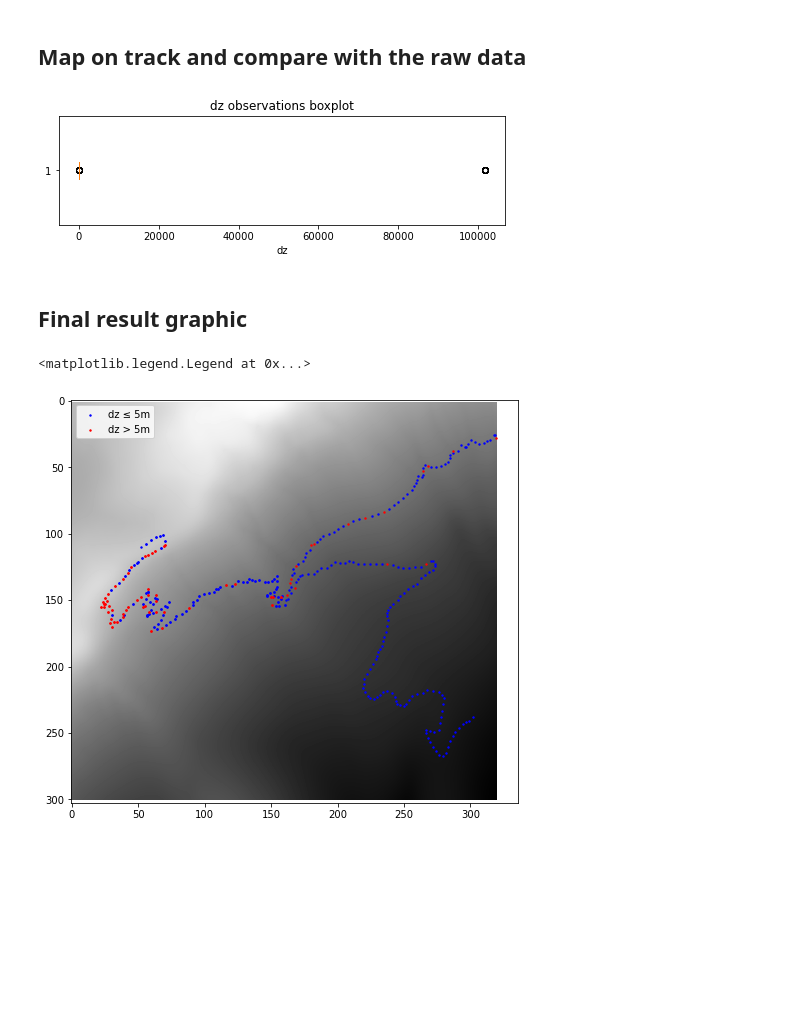
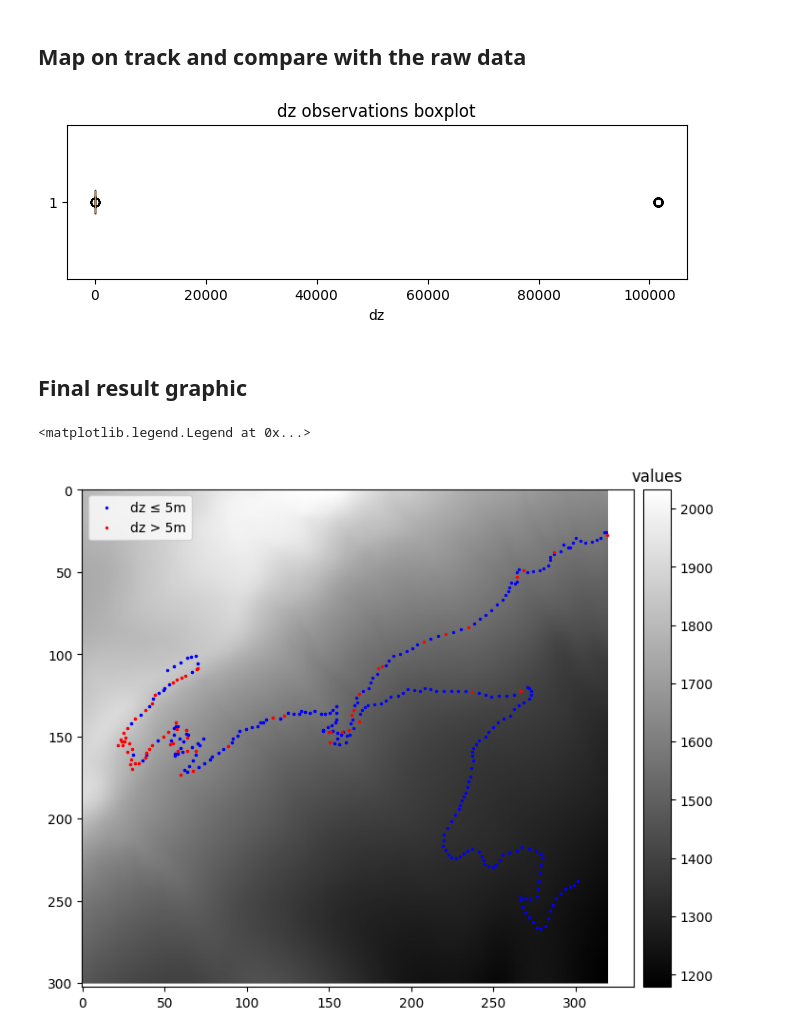
Before and after one commit to umrlastig/tracklib, a Jupyter notebook: doc/source/howto/MAP_MapOnRaster.ipynb, the cells around one changed output. Drawn from its saved outputs; the diff is of its cells as text; code cells hidden in the pictures; blank space fills up the shorter version.

```diff
--- a/doc/source/howto/MAP_MapOnRaster.ipynb
+++ b/doc/source/howto/MAP_MapOnRaster.ipynb
@@ -50,12 +46,13 @@ Text(901895.5667177888, 6435537.8661504565, 'E')
 # %%
 ascfilepath = os.path.join(resource_path, '../../../data/asc/mnt_XYZBRAVOSANSFIDOUTEST_2.asc')
+raster = tkl.RasterReader.readFromAscFile(ascfilepath, af_name='MNT', separator=" ")
 
-raster = tkl.RasterReader.readFromAscFile(ascfilepath, 'MNT')
 print (raster)
-#raster.setNoDataValue(np.nan)
-grid = raster.getAFMap(0)
-print (grid)
-grid.plotAsImage()
+
+mnt = raster.getAFMap('MNT')
+
+mnt.histogram('values')
+mnt.plot(cmap='jet')
 # %% [output]
 -------------------------------------
 Raster:
@@ -82,36 +82,33 @@ track.operate(tkl.Operator.RECTIFIER, "diff", "dz")
 
 track.plotAnalyticalFeature('dz', 'BOXPLOT')
 # %% [output]
-[figure, old version]
+[figure, new version]
 # %% [markdown]
 ## Final result graphic
 # %%
-fig = plt.figure(figsize=(8, 8))
+fig, ax1 = plt.subplots(figsize=(8, 8))
 
 # Draw raster
-tab = np.array(grid.grid, dtype=np.float32)
-if raster.getNoDataValue() != None:
-    tab[tab == raster.getNoDataValue()] = np.nan
-plt.imshow(tab, cmap='gist_gray') # gist_gray
-
+mnt.plot('values', cmap='gist_gray', append=ax1)
 
 X1 = []
 X2 = []
 Y1 = []
 Y2 = []
 for i in range(track.size()):
     if raster.isIn(track[i].position):
         idx = (float(track[i].position.getX()) - raster.xmin) / raster.resolution[0]
         idy = (raster.nrow-1) - (float(track[i].position.getY()) - raster.ymin) / raster.resolution[1]
         if track.getObsAnalyticalFeature('dz', i) > 5:
             X2.append(idx)
             Y2.append(idy)
         else:
             X1.append(idx)
             Y1.append(idy)
-plt.scatter(X1, Y1, c='blue', s=2, label='dz ≤ 5m')
-plt.scatter(X2, Y2, c='red', s=2, label='dz > 5m')
-plt.legend()
+
+ax1.scatter(X1, Y1, c='blue', s=2, label='dz ≤ 5m')
+ax1.scatter(X2, Y2, c='red', s=2, label='dz > 5m')
+ax1.legend()
 # %% [output]
 <matplotlib.legend.Legend at 0x...>
-[figure, old version]
+[figure, new version]
```
Also changed, not shown: parts of 9 cells of this notebook, 8 other files.
